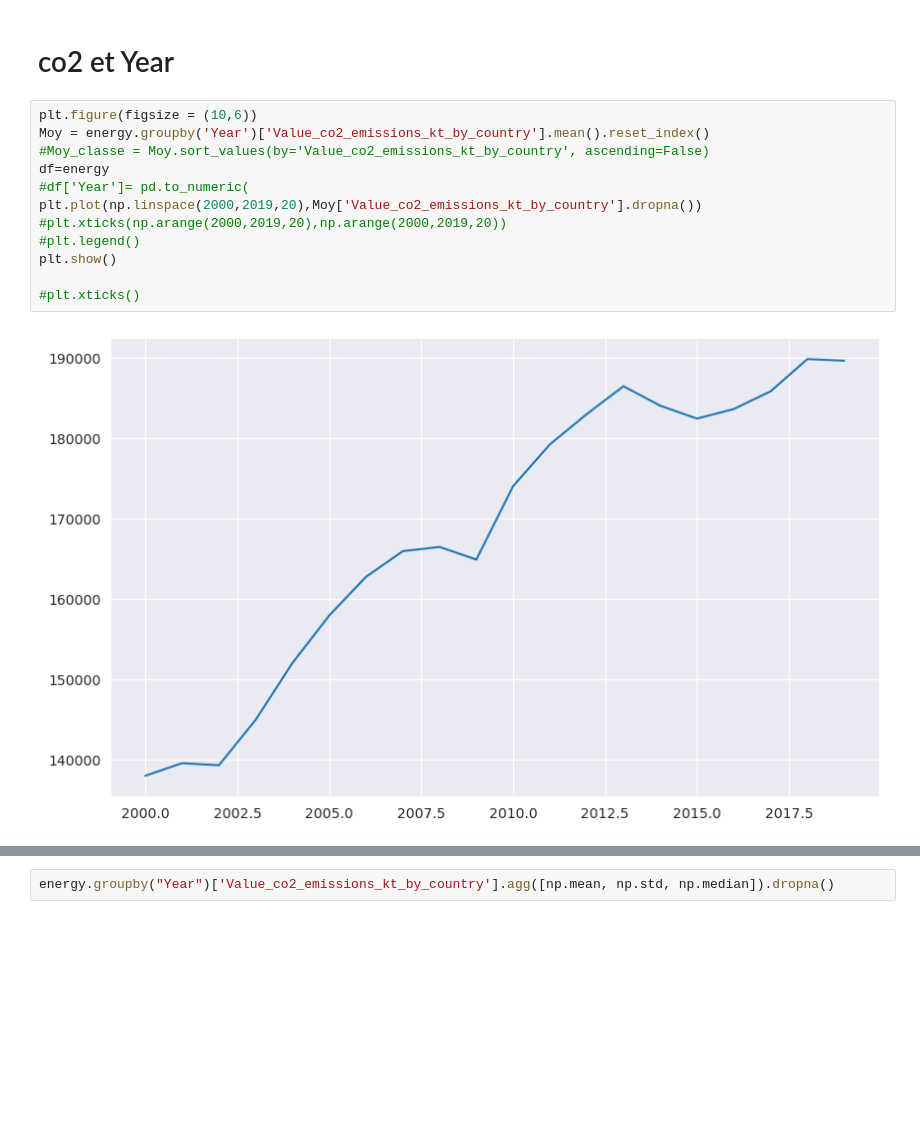
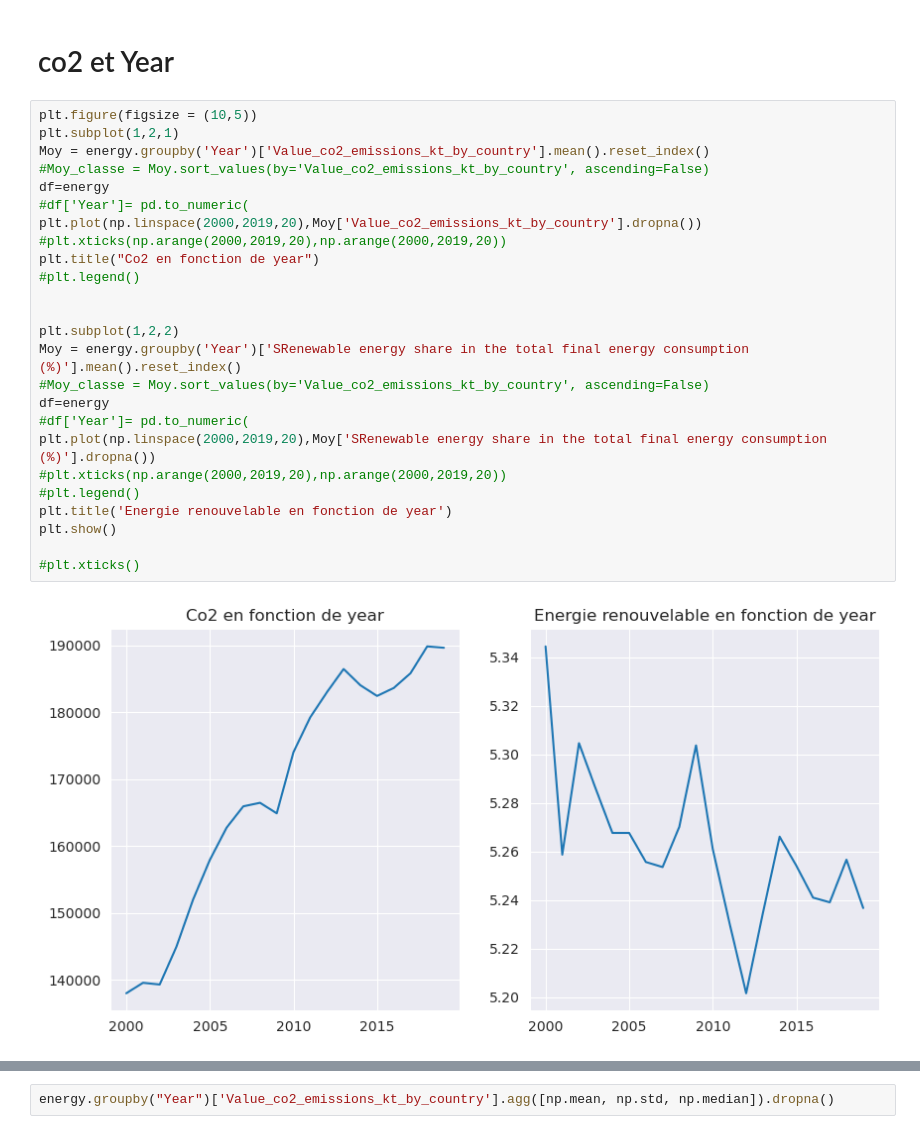
Before and after one commit to Mathilde-Mrs/Projet_machine_learning, a Jupyter notebook: notebook_python_Modif.ipynb, the cells around one changed output, grey strips where cells are left out. Cells and saved outputs as stored; diff of their text form; blank space fills up the shorter version.

```diff
--- a/notebook_python_Modif.ipynb
+++ b/notebook_python_Modif.ipynb
@@ -646,16 +653,29 @@ On note que par année, les relevés se font 1 ou 0 fois par pays.
 # %% [markdown]
 # co2 et Year
 # %%
-plt.figure(figsize = (10,6))
+plt.figure(figsize = (10,5))
+plt.subplot(1,2,1)
 Moy = energy.groupby('Year')['Value_co2_emissions_kt_by_country'].mean().reset_index()
 #Moy_classe = Moy.sort_values(by='Value_co2_emissions_kt_by_country', ascending=False)
 df=energy
 #df['Year']= pd.to_numeric(
 plt.plot(np.linspace(2000,2019,20),Moy['Value_co2_emissions_kt_by_country'].dropna())
 #plt.xticks(np.arange(2000,2019,20),np.arange(2000,2019,20))
+plt.title("Co2 en fonction de year")
 #plt.legend()
+
+
+plt.subplot(1,2,2)
+Moy = energy.groupby('Year')['SRenewable energy share in the total final energy consumption (%)'].mean().reset_index()
+#Moy_classe = Moy.sort_values(by='Value_co2_emissions_kt_by_country', ascending=False)
+df=energy
+#df['Year']= pd.to_numeric(
+plt.plot(np.linspace(2000,2019,20),Moy['SRenewable energy share in the total final energy consumption (%)'].dropna())
+#plt.xticks(np.arange(2000,2019,20),np.arange(2000,2019,20))
+#plt.legend()
+plt.title('Energie renouvelable en fonction de year')
 plt.show()
 
 #plt.xticks()
 # %% [output]
-[figure, old version]
+[figure, new version]
```
Also changed, not shown: parts of 58 cells of this notebook.
